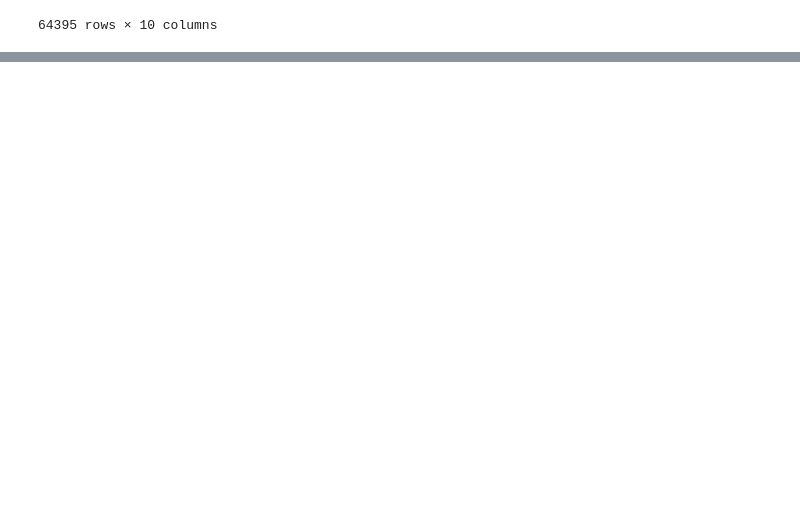
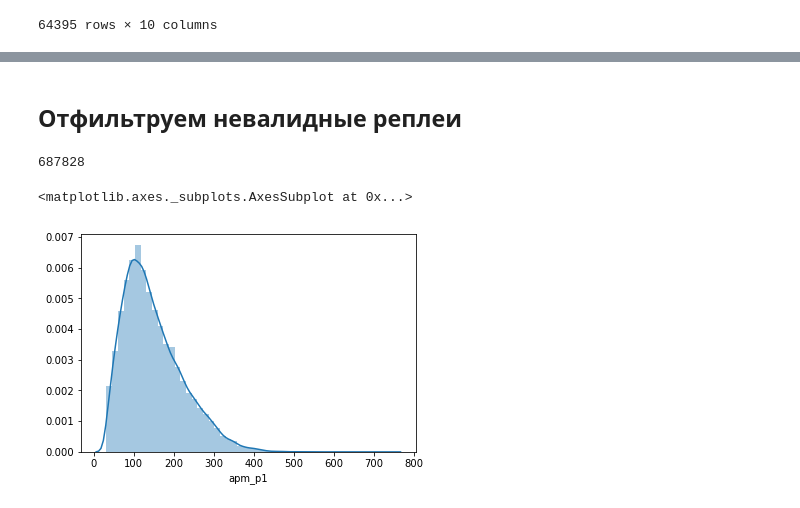
Before and after one commit to arturblch/pysc2_help, a Jupyter notebook: notebooks/Data Analising.ipynb, the cells around one changed output, grey strips where cells are left out. Drawn from its saved outputs; the diff is of its cells as text; code cells hidden in the pictures; blank space fills up the shorter version.

```diff
--- a/notebooks/Data Analising.ipynb
+++ b/notebooks/Data Analising.ipynb
@@ -48,0 +67,13 @@ games_df['mutchup'].value_counts().plot(kind='bar')
+# %% [markdown]
+## Отфильтруем невалидные реплеи
+# %%
+filter_games = games_df[(games_df.apm_p1 > 30) & (games_df.apm_p2 > 30)]
+filter_games = filter_games[filter_games.win_race.notnull()]
+filter_games.size
+# %% [output]
+687828
+# %%
+sns.distplot(filter_games.apm_p1)
+# %% [output]
+<matplotlib.axes._subplots.AxesSubplot at 0x...>
+[figure, added]
```
Also changed, not shown: parts of 16 cells of this notebook.
